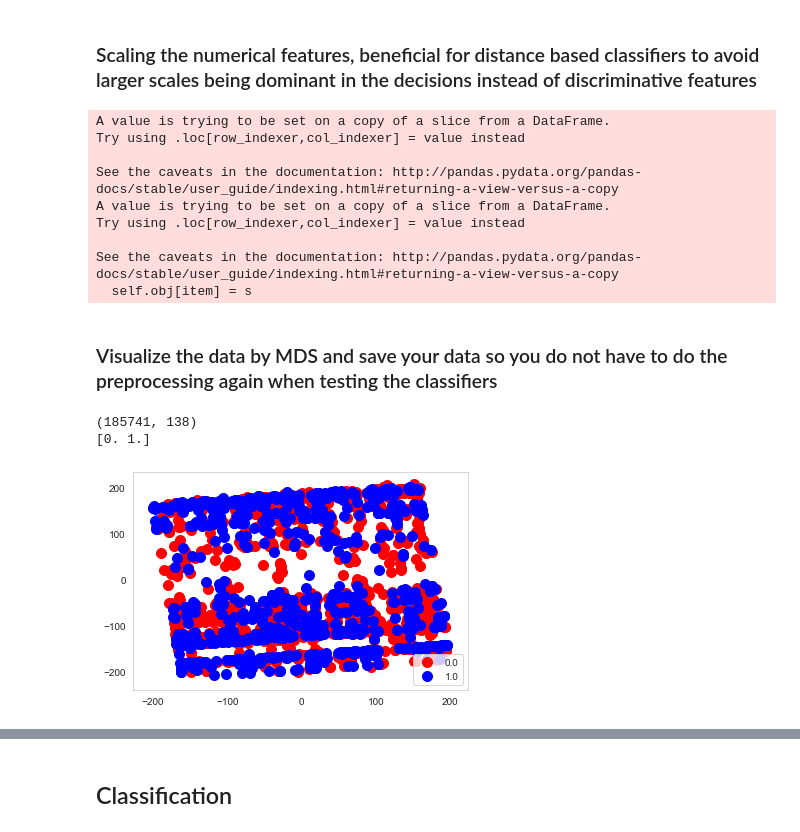
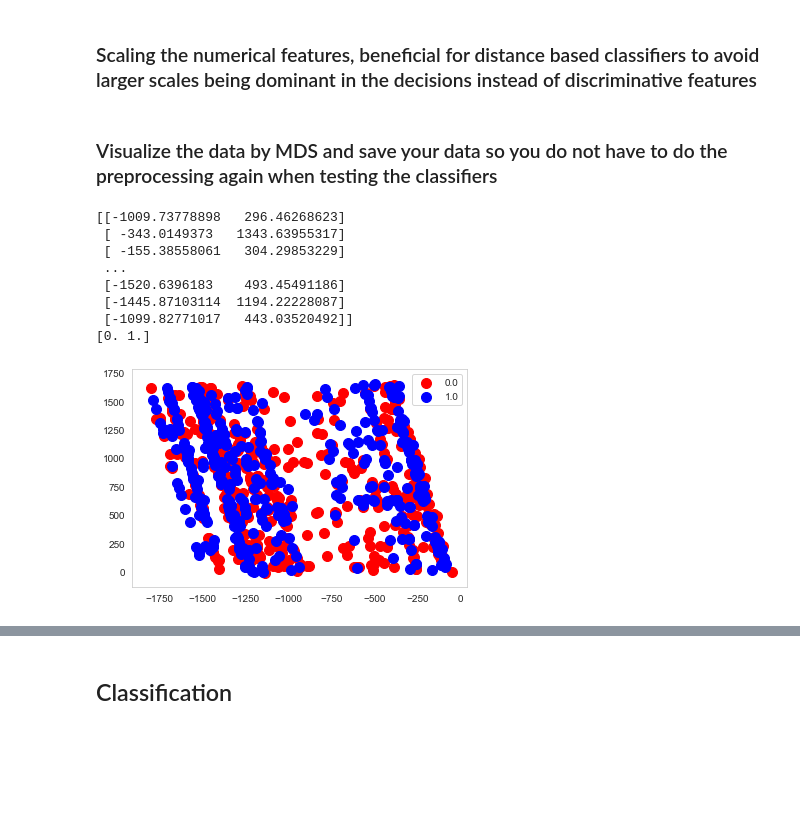
Before and after one commit to Yenisel01/WiDS_2021_ML_1, a Jupyter notebook: WiDS_2021_ML_pipeline.ipynb, the cells around one changed output, grey strips where cells are left out. Saved outputs shown, nothing was run; the diff lists cells and outputs as text; code cells hidden in the pictures; blank space fills up the shorter version.

```diff
--- a/WiDS_2021_ML_pipeline.ipynb
+++ b/WiDS_2021_ML_pipeline.ipynb
@@ -246,12 +275,20 @@ for i, v in enumerate(categorical_cols):
 # %% [markdown]
 ### Separate train and test and remove correlations
 # %%
+
+features = train_test.columns
+numeric_cols = [col for col in features if col not in categorical_cols and col not in binary_cols]
+train_test.head(10)
+
+
+
+for i, v in tqdm(enumerate([numeric_cols])):
+    train_test[v] =train_test.groupby(['ethnicity','gender'], sort=False)[v].apply(lambda x: x.fillna(x.mean()))
 
 # separate train and test
 train = train_test[train_test['label'] == "train"]
 predict = train_test[train_test['label'] == 'test']
 
-print("The total of missing values in the train dataset are:", train.isnull().sum().sum())
 
 train.reset_index(inplace=True)
 train.drop(['level_0', 'level_1', 'label'], inplace=True, axis=1)
@@ -259,7 +296,6 @@ train.drop(['level_0', 'level_1', 'label'], inplace=True, axis=1)
 predict.reset_index(inplace=True)
 predict.drop(['level_0', 'level_1', 'label', 'diabetes_mellitus'], inplace=True, axis=1)
 
-features = train.columns
 
 num_feature = [col for col in features if col not in categorical_cols and train[col].dtype != 'object']
 drop_columns = []
@@ -326,7 +361,7 @@ tr_minority = train[train['diabetes_mellitus'] == 1]
 
 tr_minority_upsampled = resample(tr_minority,
                                  replace=True,  # sample with replacement
-                                 n_samples=84798,  # to match majority class 84798
+                                 n_samples=84000,  # to match majority class 84000
                                  random_state=1)  # reproducible results
 
 # Combine majority class with upsampled minority class
@@ -338,5 +373,6 @@ tr_upsampled.diabetes_mellitus.value_counts()
 train[class_target].value_counts() / len(train)
 
 train = tr_upsampled
-train.head(10)
+len(train)
+train[class_target].value_counts() / len(train)
 # %% [output]
@@ -381,42 +408,43 @@ numeric_cols = newtr.columns
 num = np.delete(numeric_cols, np.where(numeric_cols == 'diabetes_mellitus'))
 
 train[num] = min_max_scaler.fit_transform(train[num])
-predict[num] = min_max_scaler.fit_transform(predict[num])
-# %% [output]
-A value is trying to be set on a copy of a slice from a DataFrame.
-Try using .loc[row_indexer,col_indexer] = value instead
-
-See the caveats in the documentation: http://pandas.pydata.org/pandas-docs/stable/user_guide/indexing.html#returning-a-view-versus-a-copy
-A value is trying to be set on a copy of a slice from a DataFrame.
-Try using .loc[row_indexer,col_indexer] = value instead
-
-See the caveats in the documentation: http://pandas.pydata.org/pandas-docs/stable/user_guide/indexing.html#returning-a-view-versus-a-copy
-  self.obj[item] = s
 # %% [markdown]
 ### Visualize the data by MDS and save your data so you do not have to do the preprocessing again when testing the classifiers
 # %%
 from sklearn.manifold import MDS
+from metric_learn import LMNN, LFDA
+#from metric_learn import SCML_Supervised
+from metric_learn import NCA
+#from metric_learn import lfda
 
-y_train = train[class_target]
-chosen_idx = np.random.choice(180000, size=2000)
-train_mds = train.values
-print(train_mds.shape)
-train_mds = train_mds[chosen_idx, :]
-y_train = y_train.iloc[chosen_idx]
-embedding = MDS(n_components=2)
-X_transformed = embedding.fit_transform(train_mds)
+
+y_tr = train[class_target]
+lf = NCA(n_components=2)
+chosen_idx = np.random.choice(180000, size=1000)
+X_train_metric = train.iloc[chosen_idx, :]
+y_train_metric = y_tr.iloc[chosen_idx]
+lf.fit(X_train_metric, y_train_metric)
+X_transformed = lf.transform(X_train_metric)
+print(X_transformed)
+
 cdict = {0: 'red', 1: 'blue'}
 fig, ax = plt.subplots()
-print(np.unique(y_train))
-for g in np.unique(y_train):
-    ix = np.where(y_train == g)
+print(np.unique(y_train_metric))
+for g in np.unique(y_train_metric):
+    ix = np.where(y_train_metric == g)
     ax.scatter(X_transformed[ix,0], X_transformed[ix,1], c = cdict[g], label = g, s = 100)
 ax.legend()
 plt.show()
 
 train.to_pickle("traindat.csv")
 predict.to_pickle("predictdat.csv")
 # %% [output]
-(185741, 138)
+[[-1009.73778898   296.46268623]
+ [ -343.0149373   1343.63955317]
+ [ -155.38558061   304.29853229]
+ ...
+ [-1520.6396183    493.45491186]
+ [-1445.87103114  1194.22228087]
+ [-1099.82771017   443.03520492]]
 [0. 1.]
-[figure, old version]
+[figure, new version]
```
Also changed, not shown: parts of 20 cells of this notebook, 4 other files.
